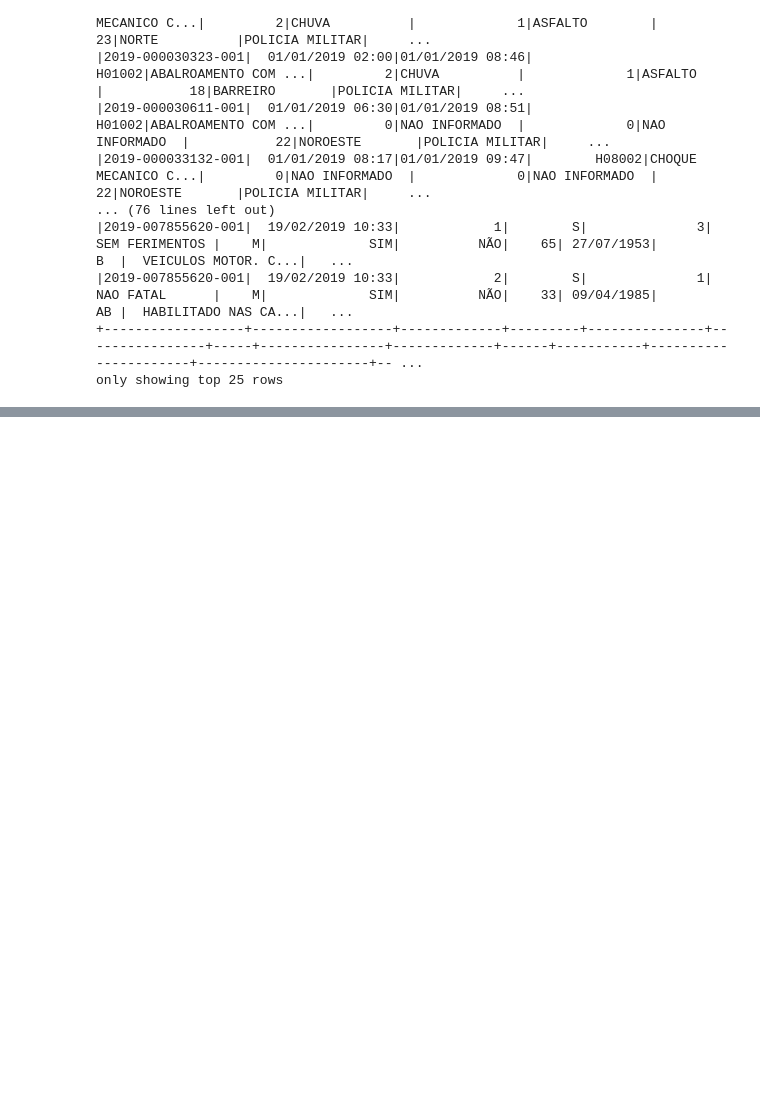
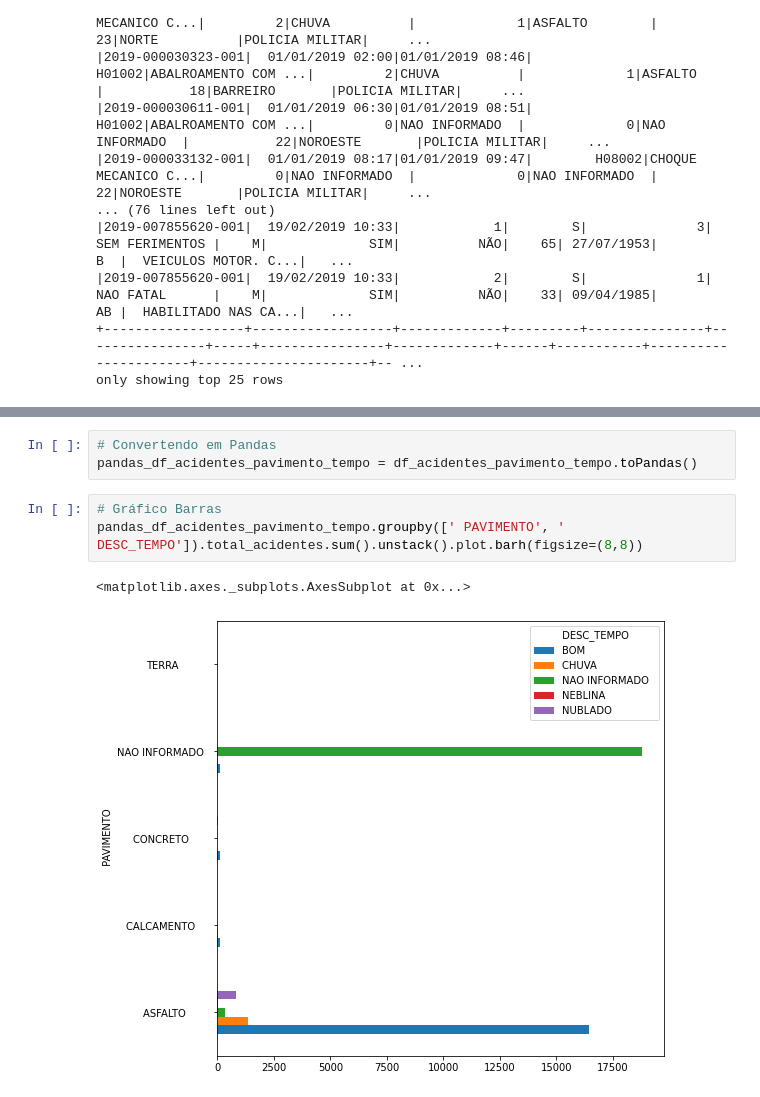
Before and after one commit to EduBernardo/mba-projects, a Jupyter notebook: ES_23_Avaliação_Final_Analisando_dados_de_acidentes.ipynb, the cells around one changed output, grey strips where cells are left out. Drawn from its saved outputs; the diff is of its cells as text; blank space fills up the shorter version.

```diff
--- a/ES_23_Avaliação_Final_Analisando_dados_de_acidentes.ipynb
+++ b/ES_23_Avaliação_Final_Analisando_dados_de_acidentes.ipynb
@@ -220,0 +355,9 @@ df_acidentes_veiculo_pavimento.show(20,truncate=False)
+# %%
+# Convertendo em Pandas
+pandas_df_acidentes_pavimento_tempo = df_acidentes_pavimento_tempo.toPandas()
+# %%
+# Gráfico Barras
+pandas_df_acidentes_pavimento_tempo.groupby([' PAVIMENTO', ' DESC_TEMPO']).total_acidentes.sum().unstack().plot.barh(figsize=(8,8))
+# %% [output]
+<matplotlib.axes._subplots.AxesSubplot at 0x...>
+[figure, added]
```
Also changed, not shown: parts of 25 cells of this notebook.
